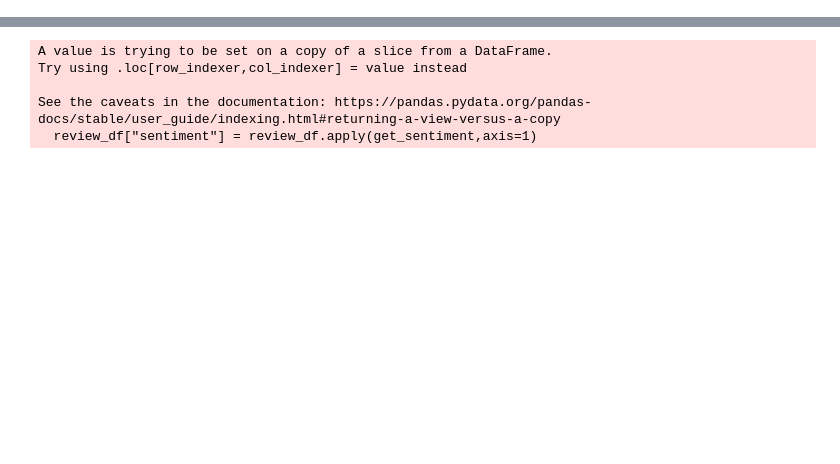
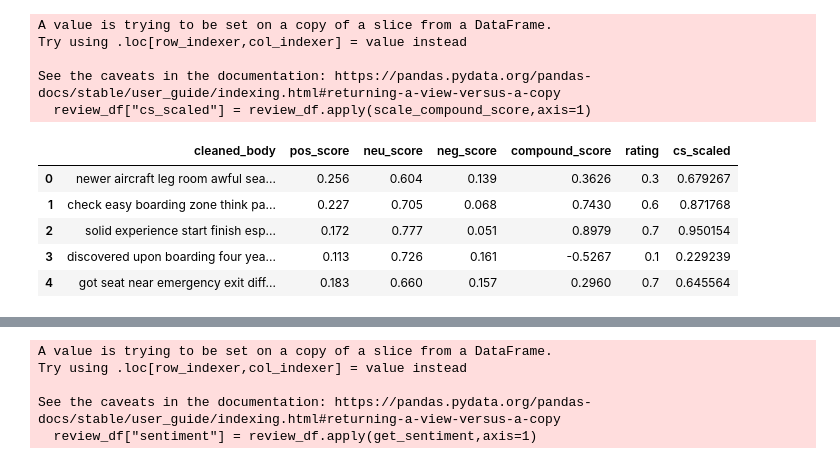
Before and after one commit to tgdn/eleven-hackathon, a Jupyter notebook: sentiment_analysis.ipynb, the cells around one changed output, grey strips where cells are left out. Saved outputs shown, nothing was run; the diff lists cells and outputs as text; code cells hidden in the pictures; blank space fills up the shorter version.

```diff
--- a/sentiment_analysis.ipynb
+++ b/sentiment_analysis.ipynb
@@ -34,5 +36,26 @@ col_names = ['cleaned_body', 'pos_score', 'neu_score', 'neg_score', 'compound_sc
 review_df = df[col_names]
 review_df.to_csv("reviews_scores.csv")
+# %%
+# scale the compound score
+def scale_compound_score(scores, mi = min(review_df["compound_score"]),ma = max(review_df["compound_score"]) ):
+    return (scores["compound_score"] - mi) / (ma - mi)
+
+review_df["cs_scaled"] = review_df.apply(scale_compound_score,axis=1)
+# %% [output]
+A value is trying to be set on a copy of a slice from a DataFrame.
+Try using .loc[row_indexer,col_indexer] = value instead
+
+See the caveats in the documentation: https://pandas.pydata.org/pandas-docs/stable/user_guide/indexing.html#returning-a-view-versus-a-copy
+  review_df["cs_scaled"] = review_df.apply(scale_compound_score,axis=1)
+# %%
+review_df.head()
+# %% [output]
+|  | cleaned_body | pos_score | neu_score | neg_score | compound_score | rating | cs_scaled |
+| 0 | newer aircraft leg room awful sea... | 0.256 | 0.604 | 0.139 | 0.3626 | 0.3 | 0.679267 |
+| 1 | check easy boarding zone think pa... | 0.227 | 0.705 | 0.068 | 0.7430 | 0.6 | 0.871768 |
+| 2 | solid experience start finish esp... | 0.172 | 0.777 | 0.051 | 0.8979 | 0.7 | 0.950154 |
+| 3 | discovered upon boarding four yea... | 0.113 | 0.726 | 0.161 | -0.5267 | 0.1 | 0.229239 |
+| 4 | got seat near emergency exit diff... | 0.183 | 0.660 | 0.157 | 0.2960 | 0.7 | 0.645564 |
 # %%
 # view an instance of the review
 review = review_df.loc[0]
```
Also changed, not shown: parts of 8 cells of this notebook, 3 other files.
